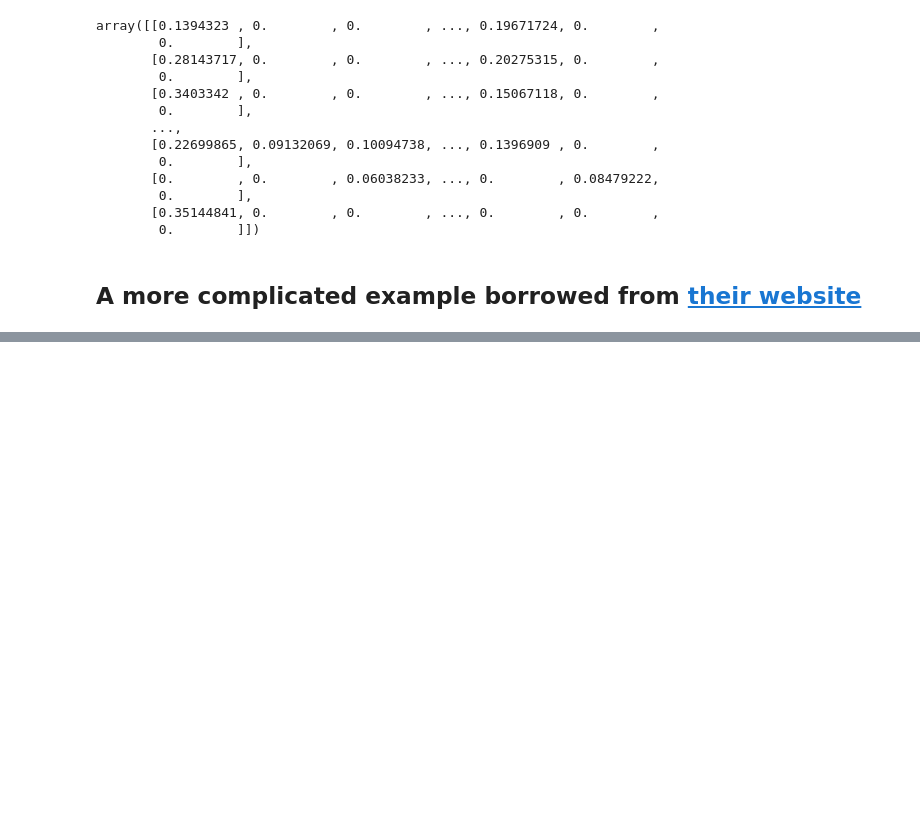
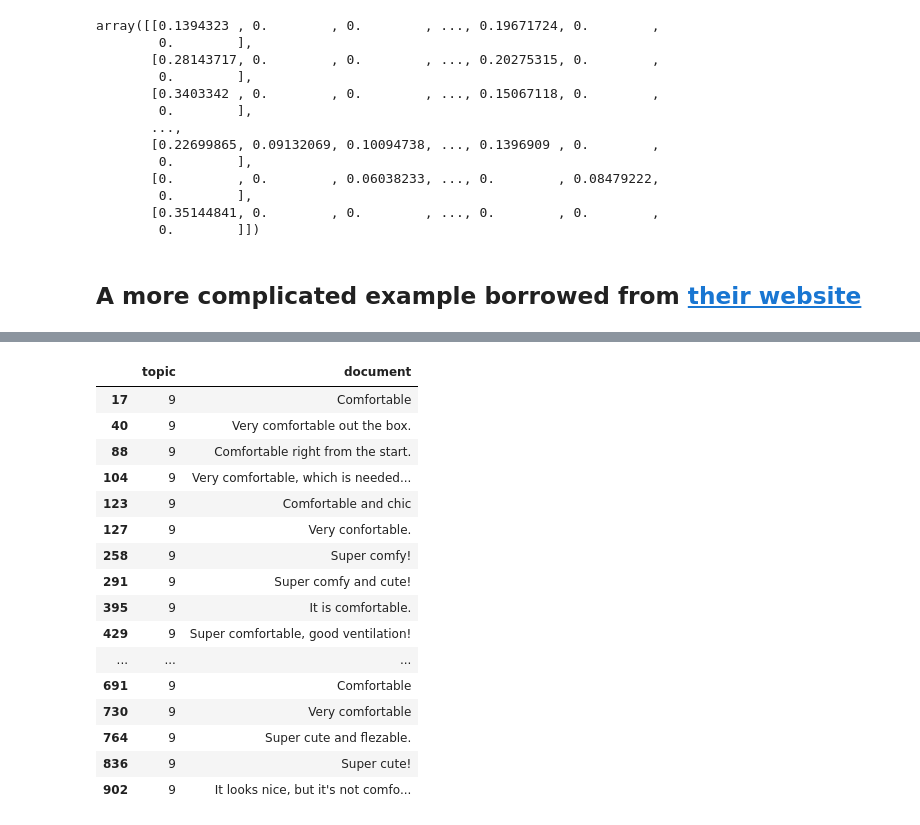
Before and after one commit to EyeofBeholder-NLeSC/orange3-argument, a Jupyter notebook: notebooks/explore_bertopic.ipynb, the cells around one changed output, grey strips where cells are left out. Cells and saved outputs as stored; diff of their text form; code cells hidden in the pictures; blank space fills up the shorter version.

```diff
--- a/notebooks/explore_bertopic.ipynb
+++ b/notebooks/explore_bertopic.ipynb
@@ -213,7 +321,0 @@ topic_model.get_topic_info()
-# %%
-# fine tune the c-tf-idf model, seems to make no significant difference
-ctfidf_model = ClassTfidfTransformer(
-    reduce_frequent_words=True
-)
-topic_model.update_topics(docs, ctfidf_model=ctfidf_model, vectorizer_model=vectorizer_model)
-topic_model.get_topic_info()
@@ -332,0 +322,23 @@ topic_model.visualize_hierarchy(hierarchical_topics=hierarchical_topics)
+# %%
+import pandas as pd
+
+df = pd.DataFrame({'topic': topic, 'document': docs})
+df[df['topic'] == 9]
+# %% [output]
+|  | topic | document |
+| 17 | 9 | Comfortable |
+| 40 | 9 | Very comfortable out the box. |
+| 88 | 9 | Comfortable right from the start. |
+| 104 | 9 | Very comfortable, which is needed... |
+| 123 | 9 | Comfortable and chic |
+| 127 | 9 | Very confortable. |
+| 258 | 9 | Super comfy! |
+| 291 | 9 | Super comfy and cute! |
+| 395 | 9 | It is comfortable. |
+| 429 | 9 | Super comfortable, good ventilation! |
+| ... | ... | ... |
+| 691 | 9 | Comfortable |
+| 730 | 9 | Very comfortable |
+| 764 | 9 | Super cute and flezable. |
+| 836 | 9 | Super cute! |
+| 902 | 9 | It looks nice, but it's not comfo... |
```
Also changed, not shown: parts of 14 cells of this notebook, 1 other file.
